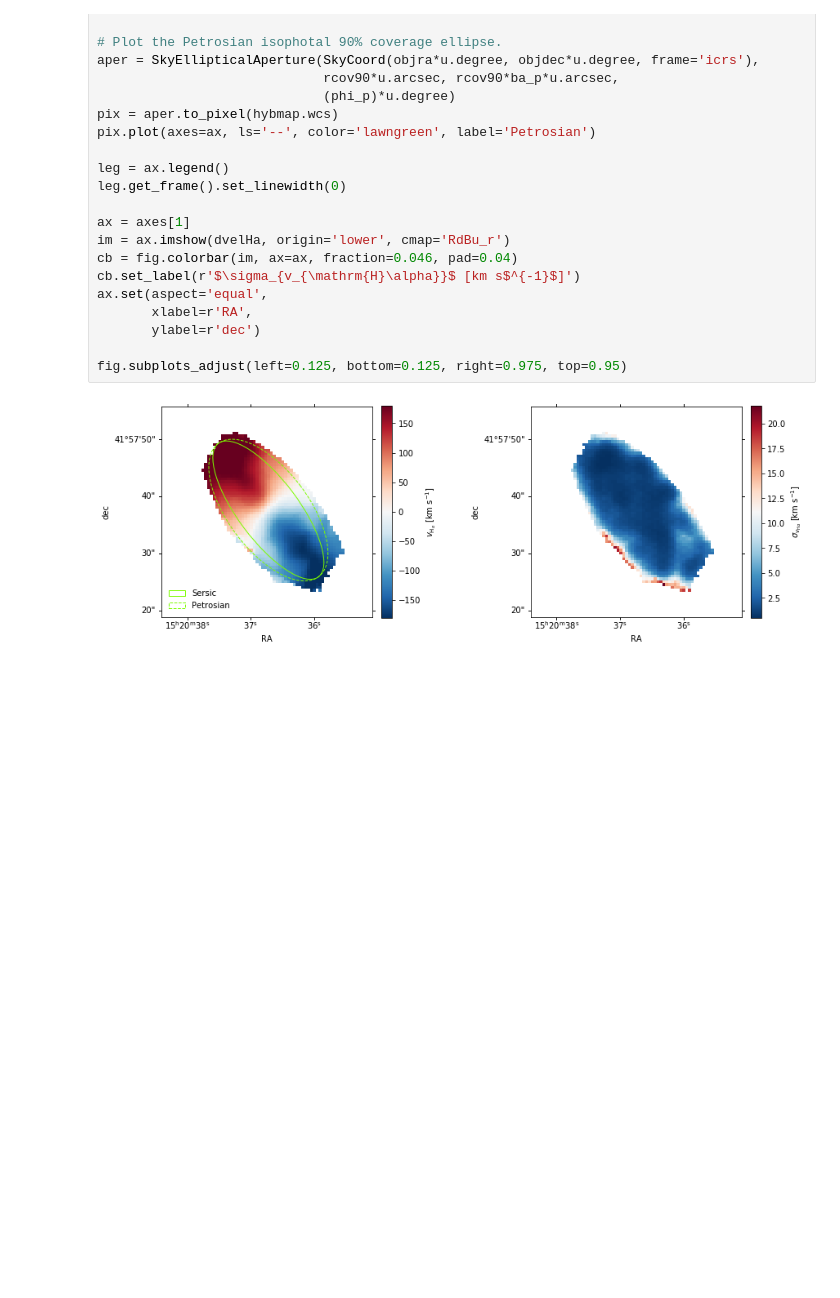
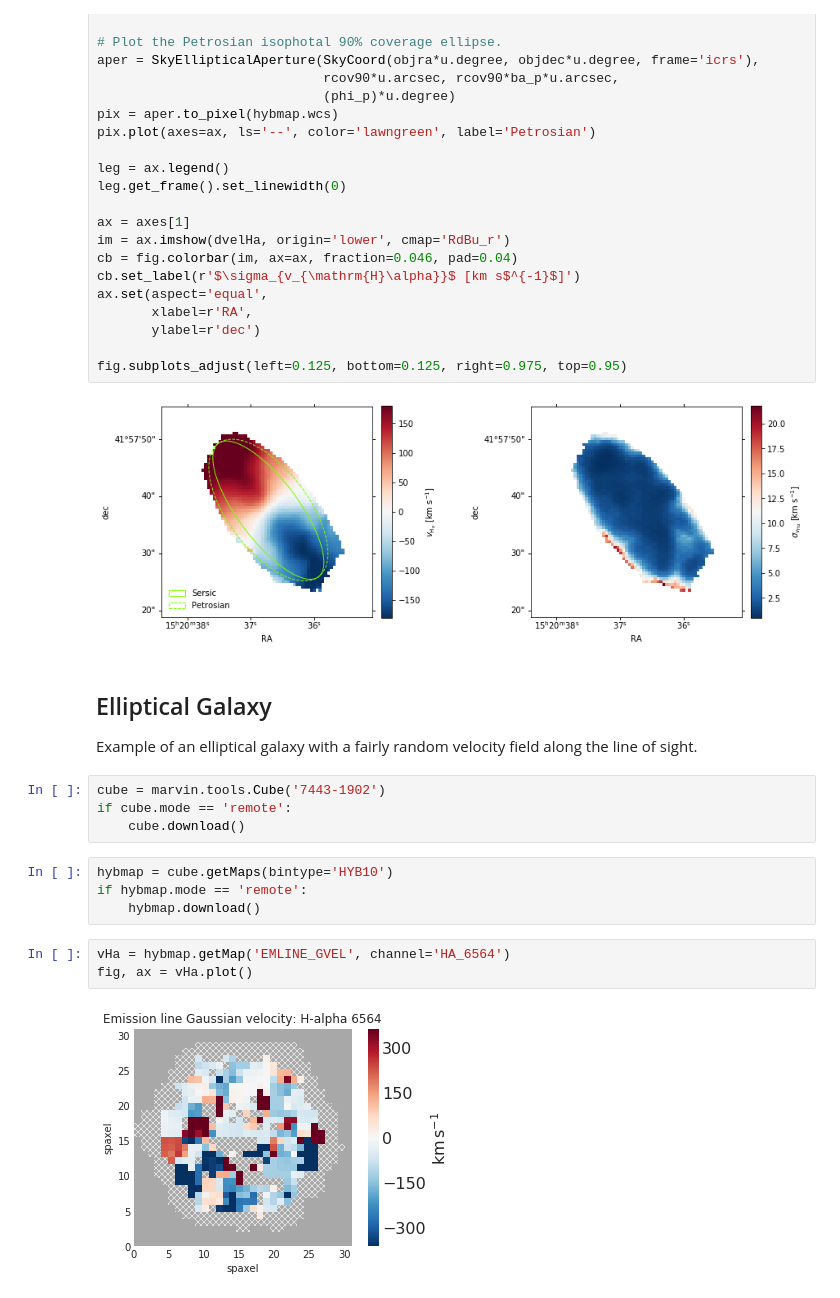
Before and after one commit to DESI-UR/rotcurve, a Jupyter notebook: doc/nb/UseMarvin.ipynb, the cells around one changed output. Cells and saved outputs as stored; diff of their text form; blank space fills up the shorter version.

Commit message:
Add example elliptical galaxy.

```diff
--- a/doc/nb/UseMarvin.ipynb
+++ b/doc/nb/UseMarvin.ipynb
@@ -225,3 +218,20 @@ ax.set(aspect='equal',
 fig.subplots_adjust(left=0.125, bottom=0.125, right=0.975, top=0.95)
 # %% [output]
 [figure]
+# %% [markdown]
+## Elliptical Galaxy
+
+Example of an elliptical galaxy with a fairly random velocity field along the line of sight.
+# %%
+cube = marvin.tools.Cube('7443-1902')
+if cube.mode == 'remote':
+    cube.download()
+# %%
+hybmap = cube.getMaps(bintype='HYB10')
+if hybmap.mode == 'remote':
+    hybmap.download()
+# %%
+vHa = hybmap.getMap('EMLINE_GVEL', channel='HA_6564')
+fig, ax = vHa.plot()
+# %% [output]
+[figure, added]
```
Also changed, not shown: parts of 2 cells of this notebook, 1 other file.
